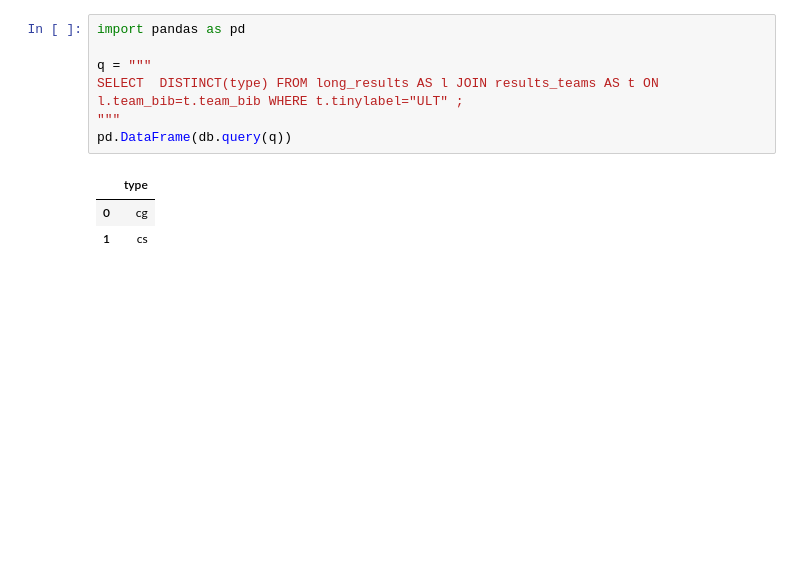
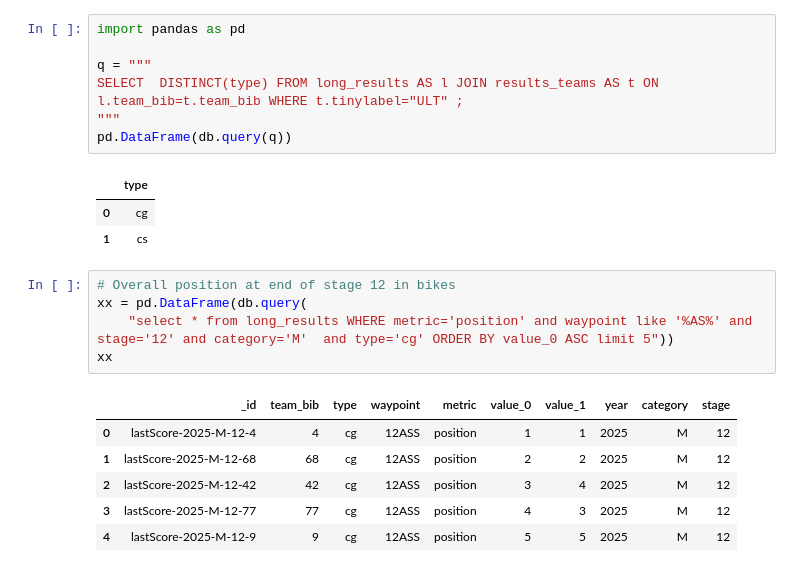
Before and after one commit to RallyDataJunkie/wrangling_dakar_2025, a Jupyter notebook: src/38_visualising_single_stage_scores.ipynb, the cells around one changed output. Saved outputs shown, nothing was run; the diff lists cells and outputs as text; blank space fills up the shorter version.

```diff
--- a/src/38_visualising_single_stage_scores.ipynb
+++ b/src/38_visualising_single_stage_scores.ipynb
@@ -103,3 +106,15 @@ pd.DataFrame(db.query(q))
 |  | type |
 | 0 | cg |
 | 1 | cs |
+# %%
+# Overall position at end of stage 12 in bikes
+xx = pd.DataFrame(db.query(
+    "select * from long_results WHERE metric='position' and waypoint like '%AS%' and stage='12' and category='M'  and type='cg' ORDER BY value_0 ASC limit 5"))
+xx
+# %% [output]
+|  | _id | team_bib | type | waypoint | metric | value_0 | value_1 | year | category | stage |
+| 0 | lastScore-2025-M-12-4 | 4 | cg | 12ASS | position | 1 | 1 | 2025 | M | 12 |
+| 1 | lastScore-2025-M-12-68 | 68 | cg | 12ASS | position | 2 | 2 | 2025 | M | 12 |
+| 2 | lastScore-2025-M-12-42 | 42 | cg | 12ASS | position | 3 | 4 | 2025 | M | 12 |
+| 3 | lastScore-2025-M-12-77 | 77 | cg | 12ASS | position | 4 | 3 | 2025 | M | 12 |
+| 4 | lastScore-2025-M-12-9 | 9 | cg | 12ASS | position | 5 | 5 | 2025 | M | 12 |
```
Also changed, not shown: parts of 5 cells of this notebook, 2 other files.
